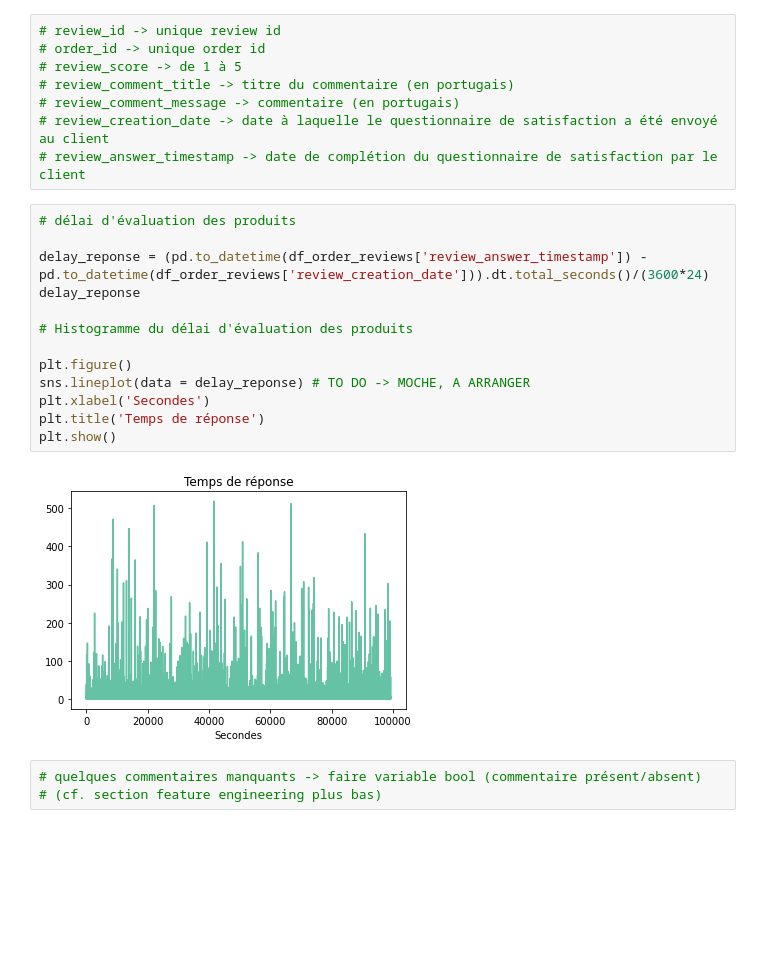
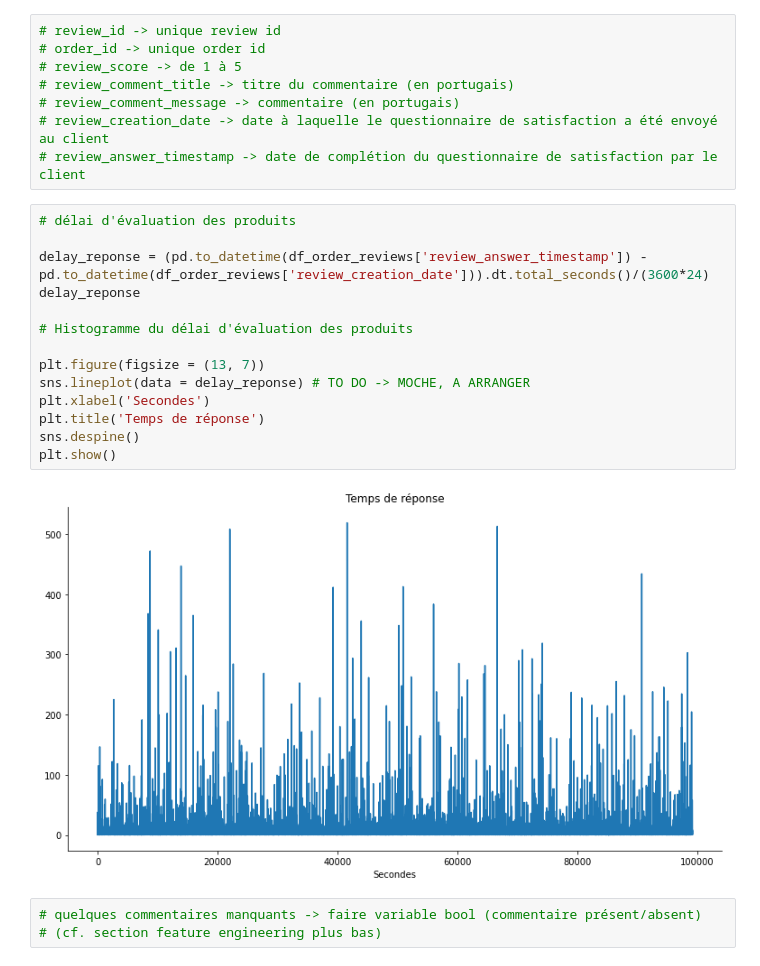
Before and after one commit to LucileRb/customer_segmentation, a Jupyter notebook: Data_exploration.ipynb, the cells around one changed output. Saved outputs shown, nothing was run; the diff lists cells and outputs as text; blank space fills up the shorter version.

```diff
--- a/Data_exploration.ipynb
+++ b/Data_exploration.ipynb
@@ -782,18 +799,19 @@ df_order_reviews.head()
 # %%
 # délai d'évaluation des produits
 
 delay_reponse = (pd.to_datetime(df_order_reviews['review_answer_timestamp']) - pd.to_datetime(df_order_reviews['review_creation_date'])).dt.total_seconds()/(3600*24)
 delay_reponse
 
 # Histogramme du délai d'évaluation des produits
 
-plt.figure()
+plt.figure(figsize = (13, 7))
 sns.lineplot(data = delay_reponse) # TO DO -> MOCHE, A ARRANGER
 plt.xlabel('Secondes')
 plt.title('Temps de réponse')
+sns.despine()
 plt.show()
 # %% [output]
-[figure, old version]
+[figure, new version]
 # %%
 # quelques commentaires manquants -> faire variable bool (commentaire présent/absent)
 # (cf. section feature engineering plus bas)
```
Also changed, not shown: parts of 91 cells of this notebook, 4 other files.
